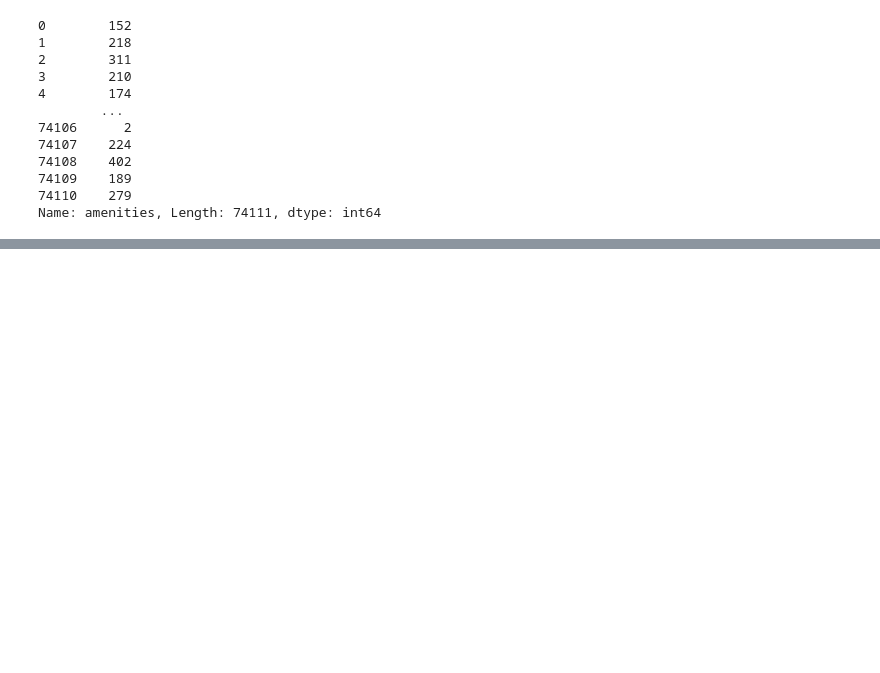
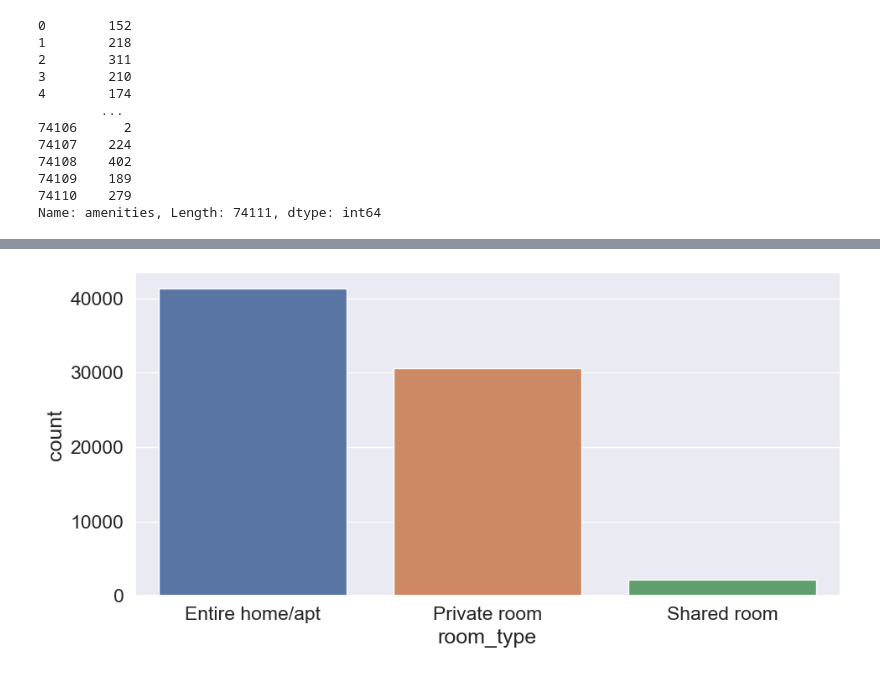
Before and after one commit to praj2408/AirBnb-Price-Prediction-MLOps-Project, a Jupyter notebook: notebooks/Exploratory Data Analysis.ipynb, the cells around one changed output, grey strips where cells are left out. Saved outputs shown, nothing was run; the diff lists cells and outputs as text; code cells hidden in the pictures; blank space fills up the shorter version.

```diff
--- a/notebooks/Exploratory Data Analysis.ipynb
+++ b/notebooks/Exploratory Data Analysis.ipynb
@@ -309,0 +310,4 @@ df.columns[df.columns="object"]
+# %%
+def plot_catplot(h, v, he, a):
+    sns.set(font_scale=1.5)
+    sns.catplot(x=h, kind=v, data=df, height=he, aspect=a)
@@ -309,0 +340,4 @@ df.columns[df.columns="object"]
+# %%
+plot_catplot("room_type", "count", 5, 2)
+# %% [output]
+[figure, added]
```
Also changed, not shown: parts of 26 cells of this notebook.
